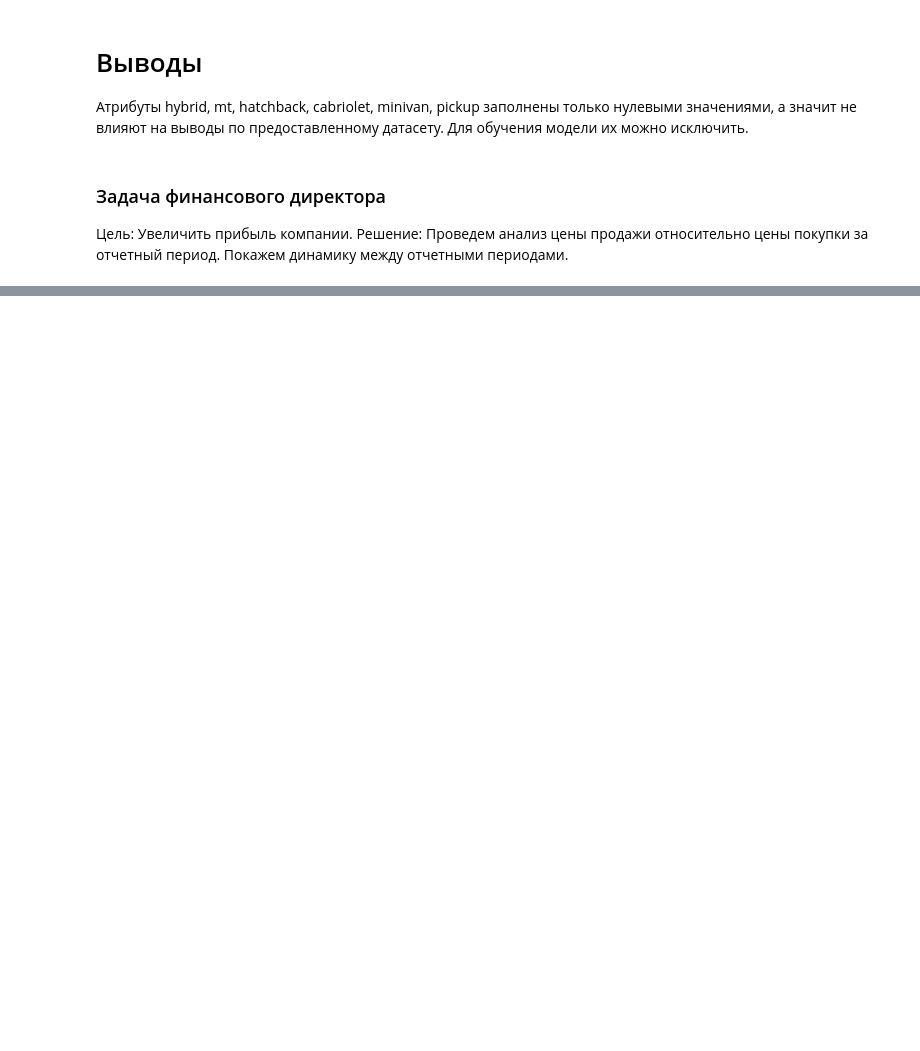
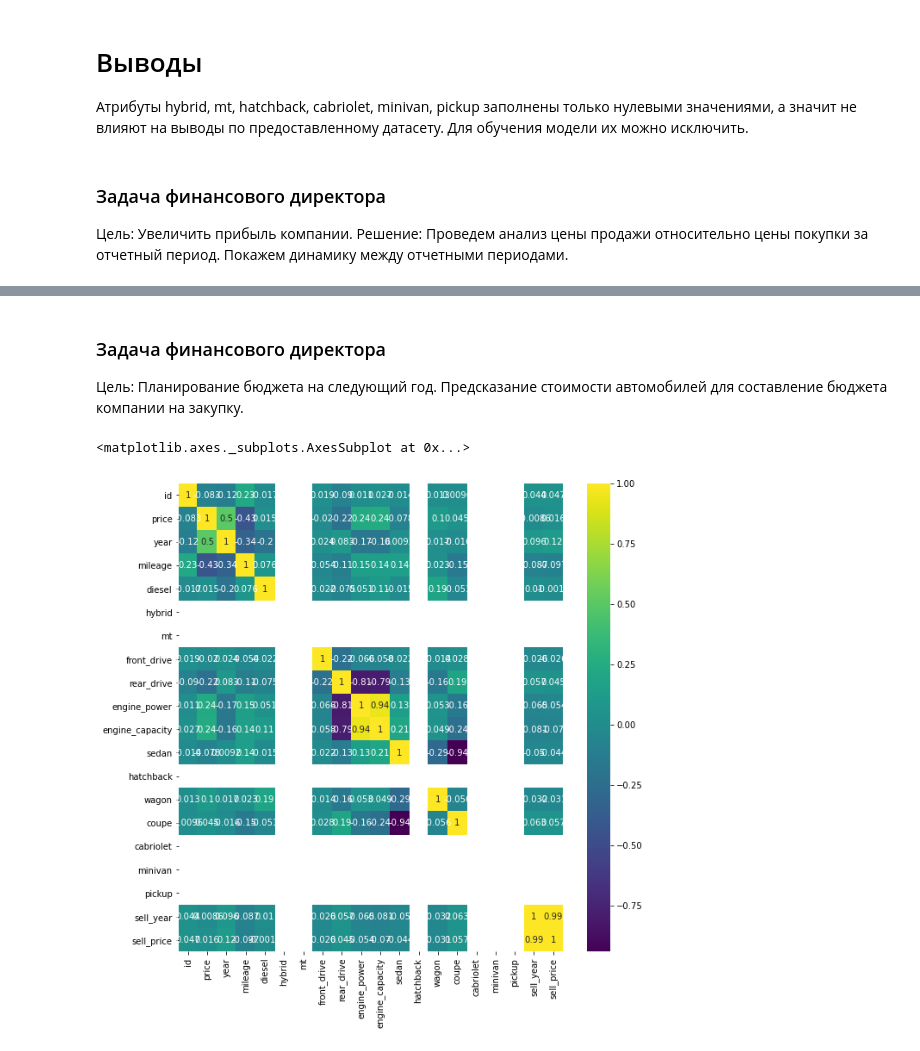
Before and after one commit to Primatochka/python_2020, a Jupyter notebook: diploma.ipynb, the cells around one changed output, grey strips where cells are left out. Cells and saved outputs as stored; diff of their text form; code cells hidden in the pictures; blank space fills up the shorter version.

```diff
--- a/diploma.ipynb
+++ b/diploma.ipynb
@@ -92,0 +108,10 @@ plt.show()
+# %% [markdown]
+### Задача финансового директора
+Цель: Планирование бюджета на следующий год. Предсказание стоимости автомобилей для составление бюджета компании на закупку.
+# %%
+#построим матрицу корреляций
+fig, ax = plt.subplots(figsize=(10,10))
+sns.heatmap(df_car.corr(),  cmap = 'viridis',annot = True)
+# %% [output]
+<matplotlib.axes._subplots.AxesSubplot at 0x...>
+[figure, added]
```
Also changed, not shown: parts of 33 cells of this notebook.
